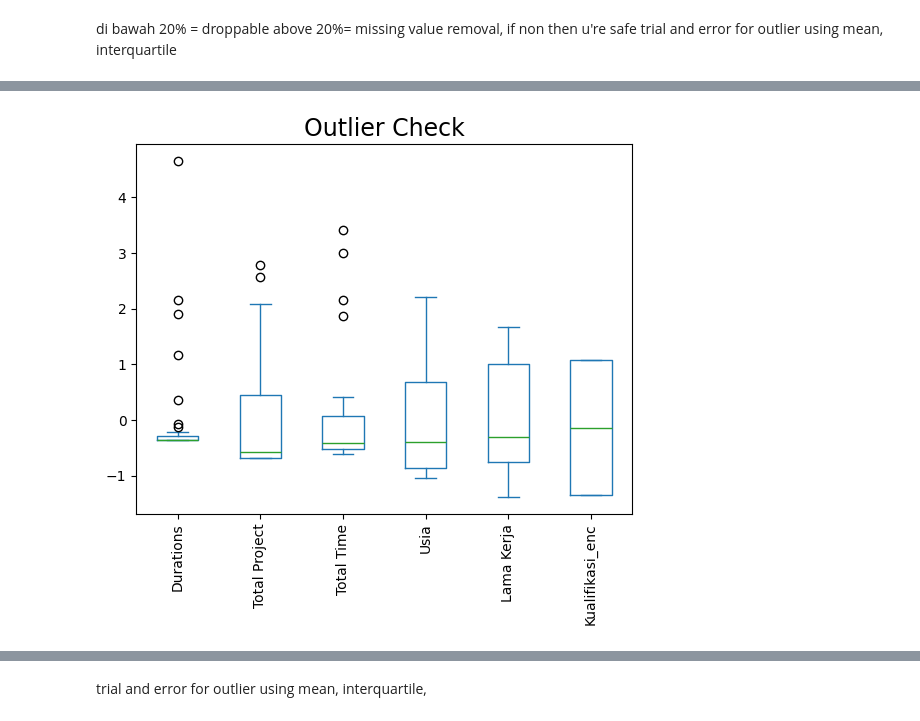
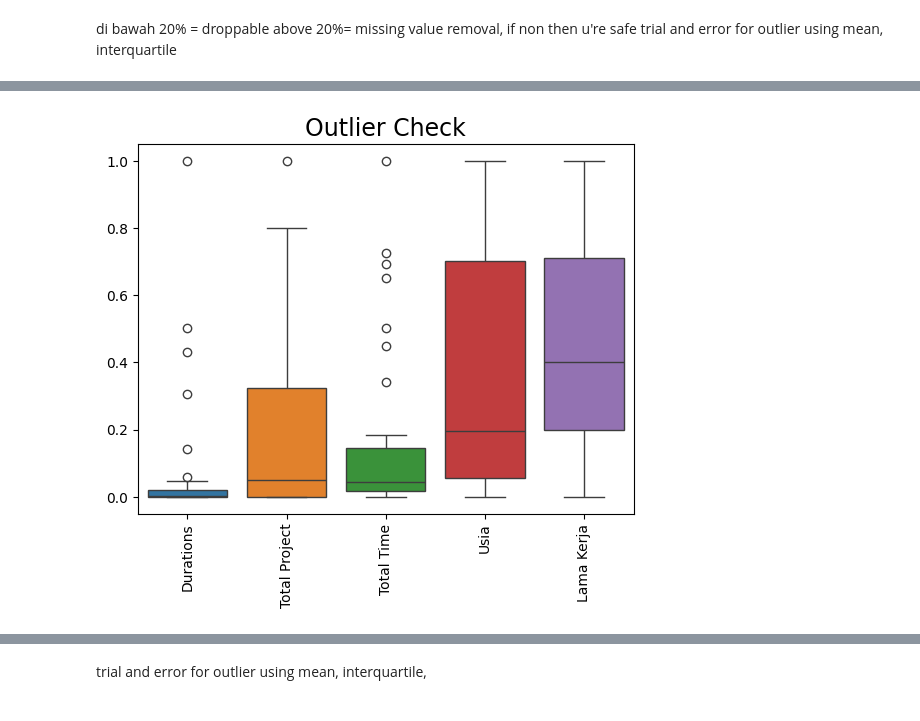
Before and after one commit to ghinamf/Data-Analyst_PKL, a Jupyter notebook: src/datamining2.ipynb, the cells around one changed output, grey strips where cells are left out. Cells and saved outputs as stored; diff of their text form; code cells hidden in the pictures.

```diff
--- a/src/datamining2.ipynb
+++ b/src/datamining2.ipynb
@@ -104,5 +124,0 @@ TypeError: 'DataFrame' object is not callable
-# %%
-#encoding columns
-data['Kualifikasi_enc']= encoder.fit_transform(data['Kualifikasi'])
-data= data.drop(['Kualifikasi'], axis=1)
-data.head()
@@ -118,6 +145,6 @@ data.head()
 # %%
 #feature selection
-X= data.drop(['Nama Resolver', 'Grup Resolver', 'Kelas Keahlian', 'ID Resolver'], axis=1) #value count dari kelas keahlian
+X= data.drop(['Nama Resolver', 'Grup Resolver', 'Kelas Keahlian', 'Kualifikasi', 'KelasKeahlian_enc', 'NamaResolver_enc'], axis=1)
 y= data['Kelas Keahlian']
 # %%
 #train test split
@@ -138,11 +188,15 @@ above 20%= missing value removal, if non then u're safe
 trial and error for outlier using mean, interquartile
 # %%
 #standarization
-columns_to_standardize = ['Durations', 'Total Project', 'Total Time', 'Usia', 'Lama Kerja', 'Kualifikasi_enc']
-X_train_awal= pd.DataFrame(X_train)
-# Standardize the specified columns and detect outliers
-for column in columns_to_standardize:
-    mean = X_train[column].mean()
-    std = X_train[column].std()
-    X_train[column] = (X_train[column] - mean) / std
-    #X_train[column + '_is_outlier'] = np.abs(X_train[column + '_zscore']) > 3
+#columns_to_standardize = ['Durations', 'Total Project', 'Total Time', 'Usia', 'Lama Kerja', 'Kualifikasi_enc', 'ID Resolver', 'GrupResolver_enc']
+#X_train_awal= pd.DataFrame(X_train)
+# Standardize the specified columns
+#for column in columns_to_standardize:
+#    mean = X_train[column].mean()
+#    std = X_train[column].std()
+#    X_train[column] = (X_train[column] - mean) / std
+# %%
+#normalization
+scaler = MinMaxScaler()
+X_train_normalized = pd.DataFrame(scaler.fit_transform(X_train), columns=X_train.columns)
+print(X_train_normalized)
@@ -149,8 +221,8 @@ for column in columns_to_standardize:
 # %%
-#outlier
-X_train[['Durations', 'Total Project', 'Total Time', 'Usia', 'Lama Kerja', 'Kualifikasi_enc']].plot(kind= 'box')
+#identifying with Boxplot
+sns.boxplot(X_train_normalized[['Durations', 'Total Project', 'Total Time', 'Usia', 'Lama Kerja']])
 plt.title("Outlier Check", size = 17)
 plt.xticks(rotation = 90)
 plt.show()
 # %% [output]
-[figure, old version]
+[figure, new version]
```
Also changed, not shown: parts of 90 cells of this notebook.
